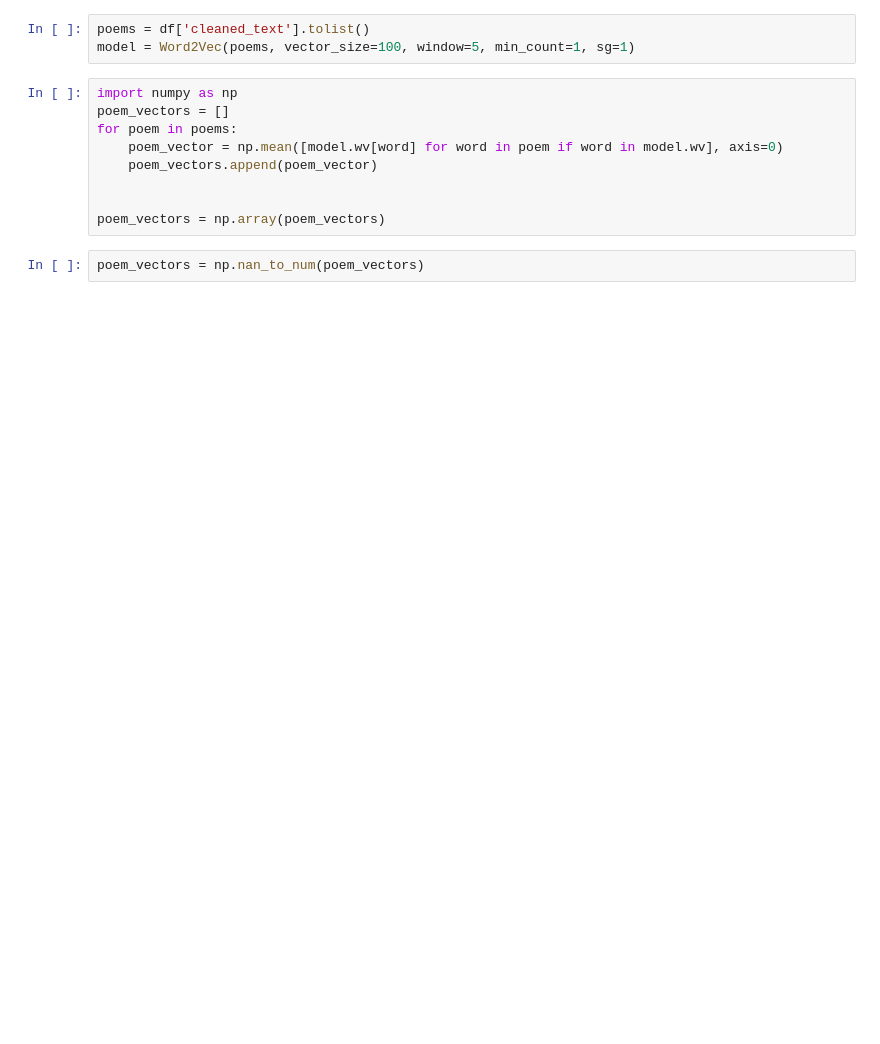
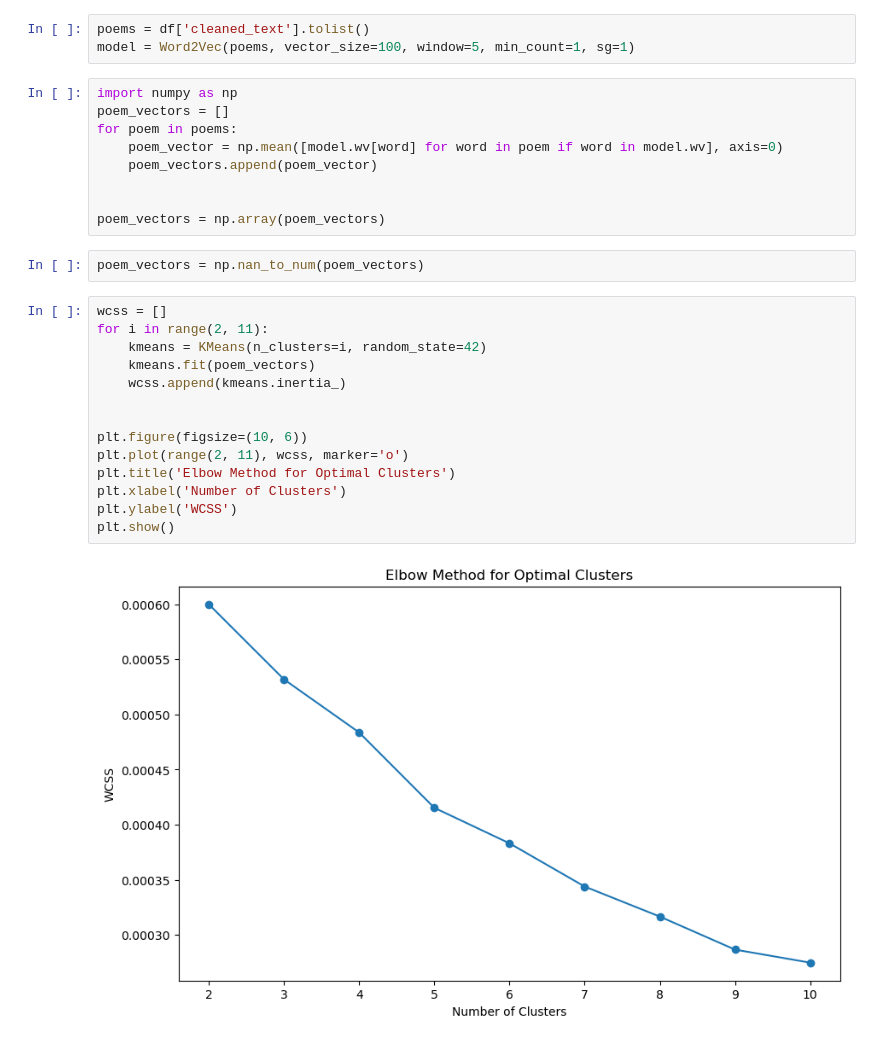
Before and after one commit to iaavas/Clustering-Devkota-Poems-NLP, a Jupyter notebook: notebooks/feature_extraction.ipynb, the cells around one changed output. Cells and saved outputs as stored; diff of their text form; blank space fills up the shorter version.

```diff
--- a/notebooks/feature_extraction.ipynb
+++ b/notebooks/feature_extraction.ipynb
@@ -22,3 +22,19 @@ for poem in poems:
 poem_vectors = np.array(poem_vectors)
 # %%
 poem_vectors = np.nan_to_num(poem_vectors)
+# %%
+wcss = []
+for i in range(2, 11):
+    kmeans = KMeans(n_clusters=i, random_state=42)
+    kmeans.fit(poem_vectors)
+    wcss.append(kmeans.inertia_)
+
+
+plt.figure(figsize=(10, 6))
+plt.plot(range(2, 11), wcss, marker='o')
+plt.title('Elbow Method for Optimal Clusters')
+plt.xlabel('Number of Clusters')
+plt.ylabel('WCSS')
+plt.show()
+# %% [output]
+[figure, added]
```
Also changed, not shown: parts of 7 cells of this notebook, 9 other files.
